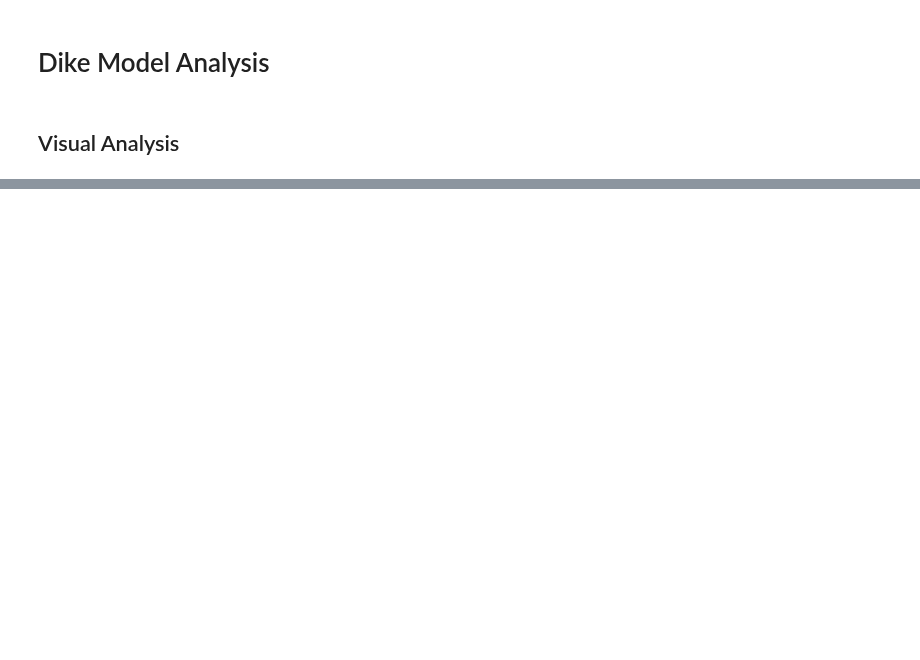
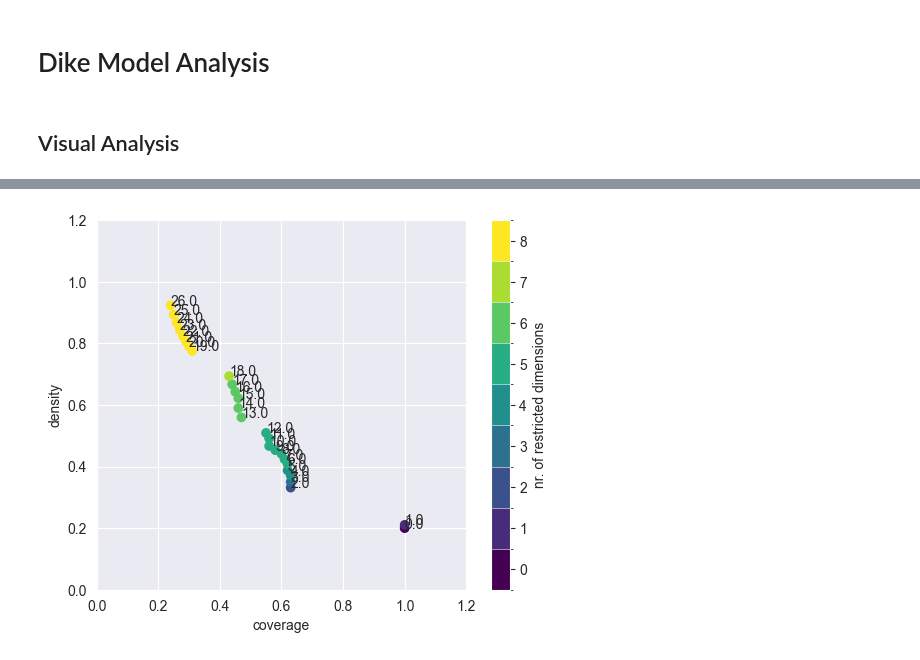
Before and after one commit to ndaswani1/EPA141A-labs, a Jupyter notebook: final assignment/dike_model_analysis.ipynb, the cells around one changed output, grey strips where cells are left out. Cells and saved outputs as stored; diff of their text form; code cells hidden in the pictures; blank space fills up the shorter version.

Commit message:
With PRIM

```diff
--- a/final assignment/dike_model_analysis.ipynb
+++ b/final assignment/dike_model_analysis.ipynb
@@ -26,0 +76,2 @@ KeyError: 'Expected Annual Damage'
+# %%
+opt['Expected Annual Damage'] = np.where(opt[0] < threshold, 1, 0)
@@ -26,0 +94,2 @@ KeyError: 'Expected Annual Damage'
+# %%
+y = opt['Expected Annual Damage'].to_numpy()
@@ -26,0 +116,10 @@ KeyError: 'Expected Annual Damage'
+# %%
+# Define PRIM
+sd_alg = prim.Prim(x=X, y=y, threshold=0.8, peel_alpha=0.05)
+# %%
+box = sd_alg.find_box()
+# %%
+box.show_tradeoff(annotated=True)
+plt.show()
+# %% [output]
+[figure, added]
```
Also changed, not shown: parts of 12 cells of this notebook.
